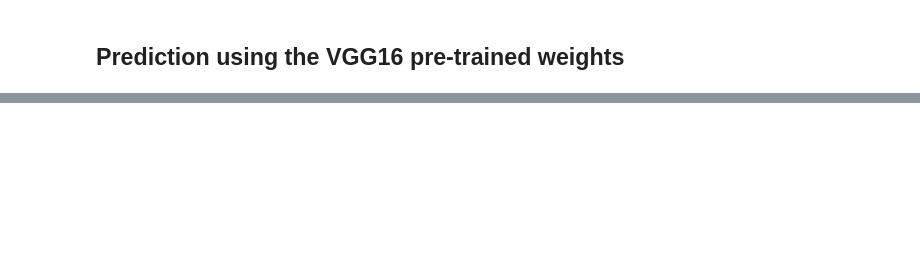
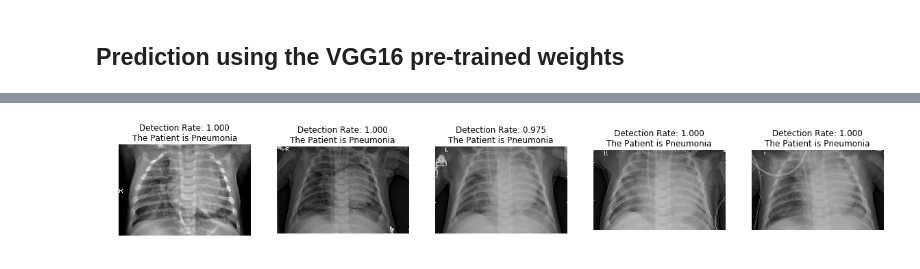
Before and after one commit to kylelee417/AI_Data_Science_Portfolio, a Jupyter notebook: chest_pneumonia.ipynb, the cells around one changed output, grey strips where cells are left out. Drawn from its saved outputs; the diff is of its cells as text; code cells hidden in the pictures; blank space fills up the shorter version.

```diff
--- a/chest_pneumonia.ipynb
+++ b/chest_pneumonia.ipynb
@@ -414,11 +391,0 @@ plot_intermediate_layer(model,1,test_batches)
-# %%
-fig,axes = plt.subplots(1,5,figsize=(10,20))
-for ax,img in zip(axes,img_pne_5):
-  img = np.asarray(plt.imread(img))
-  ax.imshow(img)
-  ax.axis('off')
-fig,axes = plt.subplots(1,5,figsize=(10,20))
-for ax,img in zip(axes,img_norm_5):
-  img = np.asarray(plt.imread(img))
-  ax.imshow(img)
-  ax.axis('off')
@@ -424,0 +410,26 @@ for ax,img in zip(axes,img_norm_5):
+# %%
+#Getting all normal and pneumonia test images from the folder
+img_pne_test = glob(test_path+"/PNEUMONIA/*.jpeg")
+img_norm_test = glob(test_path+"/NORMAL/*.jpeg")
+
+img_test_all = img_pne_test[:]+img_norm_test[:]
+# %%
+#First model detection
+fig, axes = plt.subplots(1, 5, figsize = (4*5, 3*1))
+for ax,img_num in zip(axes,img_test_all):
+    img = cv2.imread(img_num)
+    img = cv2.cvtColor(img,cv2.COLOR_BGR2RGB)
+    ax.imshow(img)
+
+    img = cv2.resize(img,(244,244)).astype('float32')
+    img /= 255
+    img = np.expand_dims(img,axis=0)
+    ax.axis('off')
+    predict_rate1 = model.predict_generator(test_batches,test_batches.samples // test_batches.batch_size)[0][0]
+
+    if predict_rate1.any() >= 0.5:
+        predict_class = 'Pneumonia'
+    else: predict_class = 'Normal'
+    ax.set_title('Detection Rate: {:.3f}\nThe Patient is {}'.format(predict_rate1, predict_class))
+# %% [output]
+[figure, added]
```
Also changed, not shown: parts of 25 cells of this notebook.
